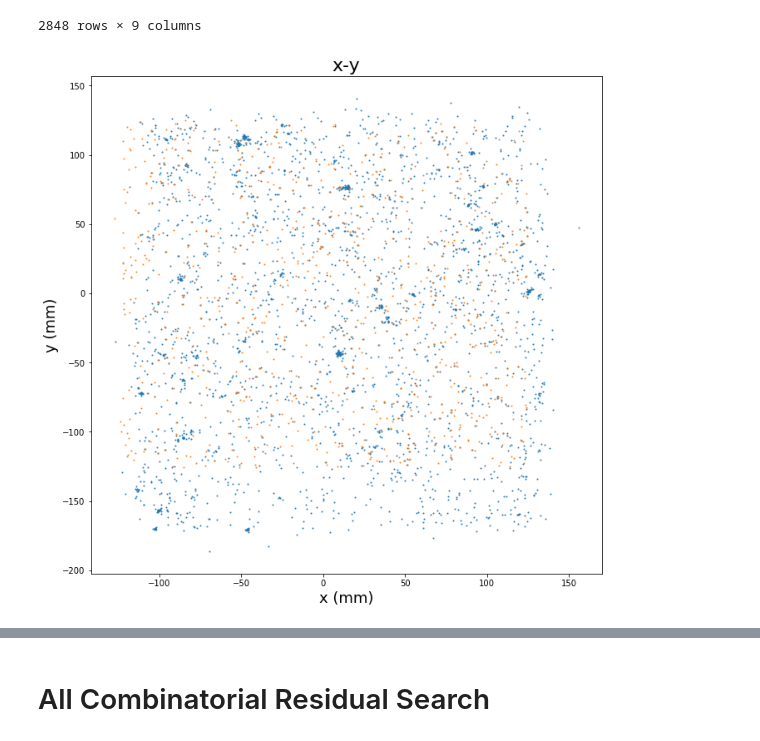
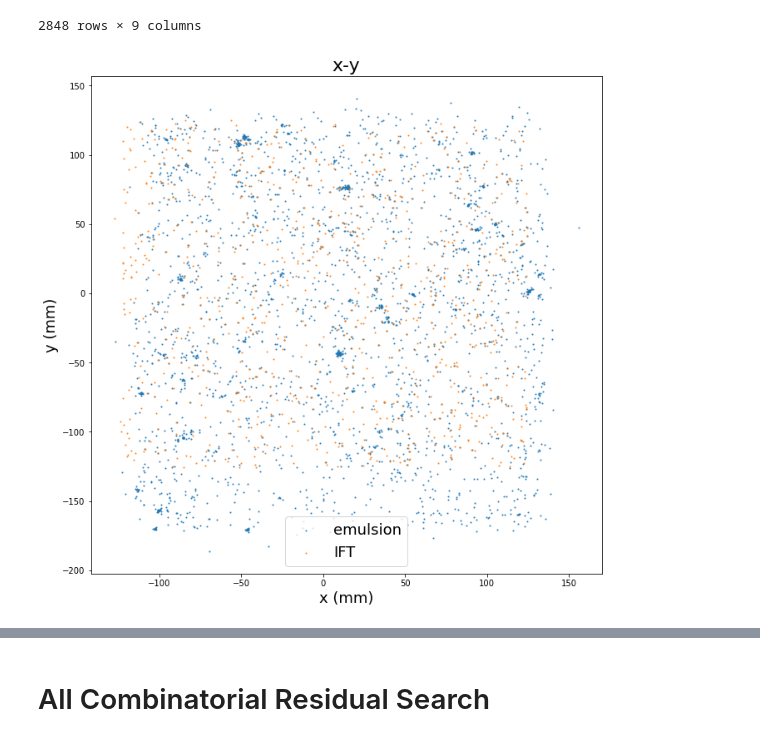
Before and after one commit to alig146/Emulsion-IFT-Matching, a Jupyter notebook: mc_matching.ipynb, the cells around one changed output, grey strips where cells are left out. Drawn from its saved outputs; the diff is of its cells as text; code cells hidden in the pictures.

```diff
--- a/mc_matching.ipynb
+++ b/mc_matching.ipynb
@@ -183,10 +196,11 @@ emu
 # %%
 plt.figure(figsize=(11, 11))
 plt.scatter(emu.x_pred, emu.y_pred, marker='.', s=5, alpha=0.8, label='emulsion')
 plt.scatter(ift_x_pred, ift_y_pred, marker='.', s=5, alpha=0.8, label='IFT')
 plt.xlabel(f'x (mm)', fontsize=18)
 plt.ylabel(f'y (mm)', fontsize=18)
 plt.title(f'x-y', fontsize=22)
+plt.legend(fontsize=18)
 plt.show()
 # %% [output]
-[figure, old version]
+[figure, new version]
```
Also changed, not shown: parts of 9 cells of this notebook, 1 other file.
